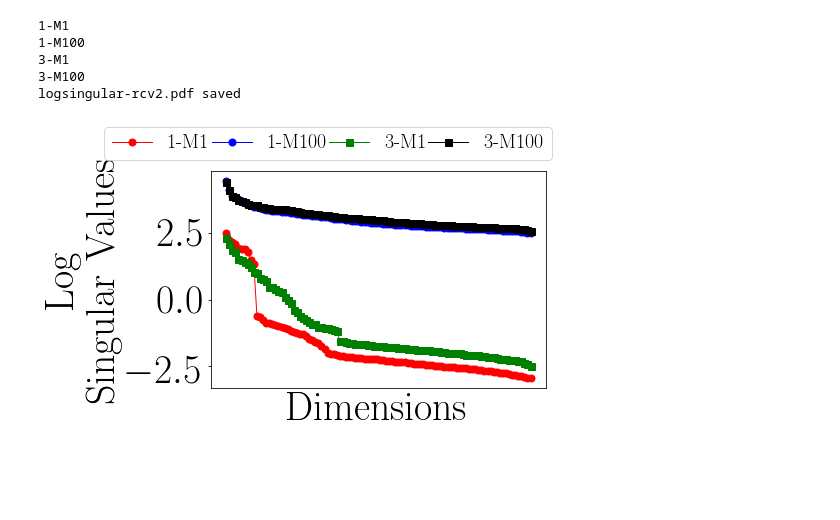
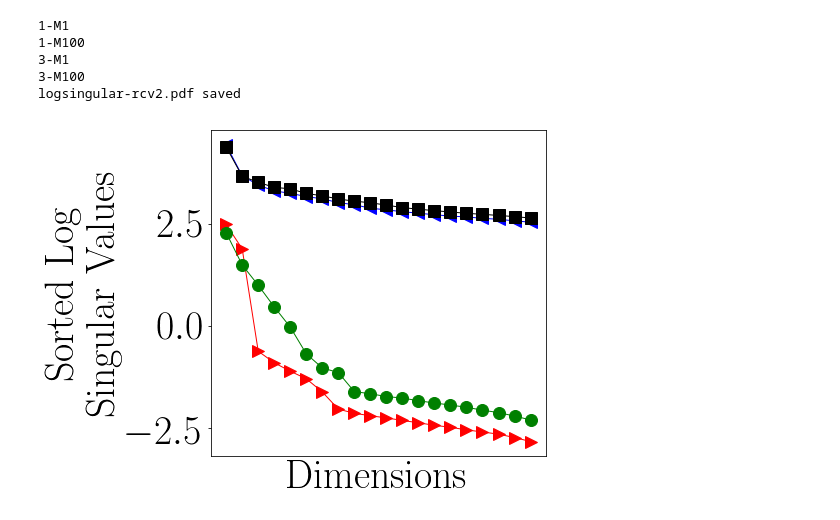
Before and after one commit to rahulk90/vae_sparse, a Jupyter notebook: ipynb/bow_text/VisualizeTrainingCurves.ipynb, the cells around one changed output. Drawn from its saved outputs; the diff is of its cells as text; code cells hidden in the pictures; blank space fills up the shorter version.

```diff
--- a/ipynb/bow_text/VisualizeTrainingCurves.ipynb
+++ b/ipynb/bow_text/VisualizeTrainingCurves.ipynb
@@ -269,22 +272,24 @@ for name in colorFinal:
         X  = train_bound_f[:,0]#[::5]
         Y  = train_bound_f[:,1]#[::5]
     print X
-    ax.plot(X,Y,marker = MARKER,color=COLOR,label=namemap[name])
+    MS = 15
+    if 'wiki' in dataset:
+        MS = 30
+    ax.plot(X,Y,marker = MARKER,ms=MS,color=COLOR,label=namemap[name])
 
 ax.set_ylabel('Train [Perplexity]')
 ax.set_xlabel('Epochs')
 ax.hlines(NLL_valid_prob, 0, ax.get_xlim()[1], linestyles='dashdot',colors='k')
 if 'rcv2' in dataset:
-    ax.set_ylim([300,700])
+    ax.set_ylim([300,500])
+    ax.legend(loc='upper center', bbox_to_anchor=(.55, 0.7),ncol=2, frameon=True,columnspacing=0.1)
+if 'news' in dataset:
+    ax.set_ylim([400,1200])
+    ax.legend(loc='upper center', bbox_to_anchor=(.55, 1.00),ncol=2, frameon=True,columnspacing=0.1)
 if 'wikicorp' in dataset:
-    pass
-    #ax.set_ylim([2200,2300])
     ax.set_xticks(X)
-if 'wikicorp' in dataset:
-    pass
-    ax.legend(loc='upper center', bbox_to_anchor=(0.7, 1.02),ncol=1, frameon=True,columnspacing=0.1, prop={'size': 35})
-else:
-    ax.legend(loc='upper center', bbox_to_anchor=(.52, 1.05),ncol=2, frameon=True,columnspacing=0.1)
+    ax.set_ylim([1100,1600])
+    ax.legend(loc='upper center', bbox_to_anchor=(0.6, 1.02),ncol=2, frameon=True,columnspacing=0.1, prop={'size': 35})
 
 fname = 'train-bounds-'+dataset+'.pdf'
 print fname,'saved'
@@ -311,29 +313,30 @@ train-bounds-rcv2.pdf saved
 # %%
 #Plot Eigenspectrum of first W matrix
+plt.figure(figsize=(6,6))
 for idx,(svals,name) in enumerate(zip(svallist,namemap.keys())):
     if 'res' in name:
         continue
     MARKER = markers[idx]
     COLOR  = colors[idx]
     if name in markerFinal:
         MARKER = markerFinal[name]
         COLOR  = colorFinal[name]
     print name
-    plt.plot(np.arange(len(svals)),np.log(svals[::-1]),marker=MARKER,color=COLOR,ms=7,lw=1,label = name)
-if params['dataset']=='wikicorp':
-    plt.legend(loc='upper center', bbox_to_anchor=(0.6, 0.75),ncol=2, frameon=True, prop={'size': 20},columnspacing=0.1)
-else:
-    plt.legend(loc='upper center', bbox_to_anchor=(0.35, 1.25),ncol=4, frameon=True, prop={'size': 20},columnspacing=0.1)
-plt.ylabel('Log\n Singular Values')
+    plt.plot(np.arange(len(svals))[::5],np.log(svals[::-1])[::5],marker=MARKER,color=COLOR,ms=12,lw=1,label = name)
+#if params['dataset']=='wikicorp':
+#    plt.legend(loc='upper center', bbox_to_anchor=(0.6, 0.75),ncol=2, frameon=True, prop={'size': 20},columnspacing=0.1)
+#else:
+#    plt.legend(loc='upper center', bbox_to_anchor=(0.35, 1.25),ncol=4, frameon=True, prop={'size': 20},columnspacing=0.1)
+plt.ylabel('Sorted Log\n Singular Values')
 plt.xlabel('Dimensions')
 plt.xticks([])
 fname = 'logsingular-'+dataset+'.pdf'
 print fname,'saved'
 plt.savefig(fname,bbox_inches='tight')
 # %% [output]
 1-M1
 1-M100
 3-M1
 3-M100
 logsingular-rcv2.pdf saved
-[figure, old version]
+[figure, new version]
```
Also changed, not shown: parts of 4 cells of this notebook, 4 other files.
